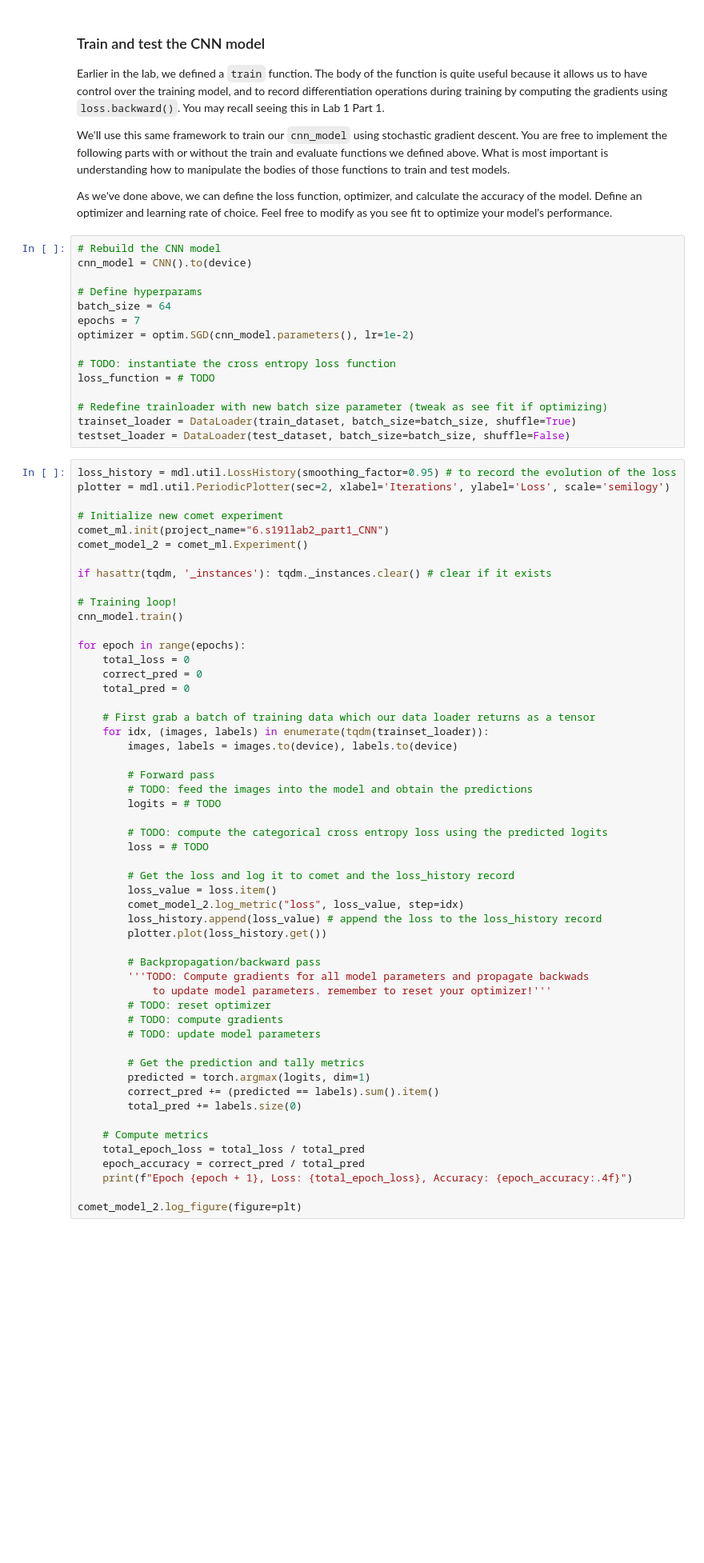
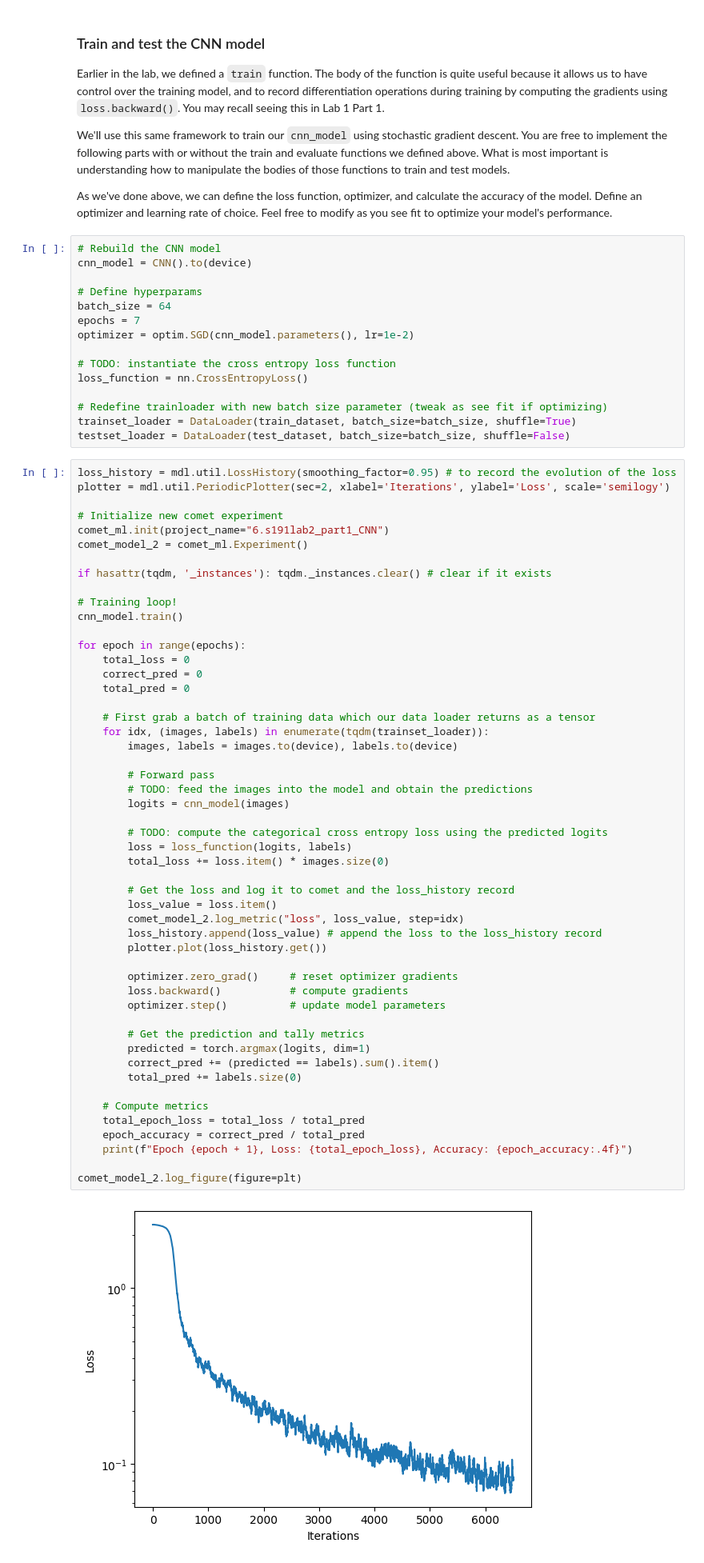
Before and after one commit to imaddaya/mitdeeplearning, a Jupyter notebook: lab2/PT_Part1_MNIST.ipynb, the cells around one changed output. Shown at 80% size. Drawn from its saved outputs; the diff is of its cells as text; blank space fills up the shorter version.

```diff
--- a/lab2/PT_Part1_MNIST.ipynb
+++ b/lab2/PT_Part1_MNIST.ipynb
@@ -455,7 +455,7 @@ epochs = 7
 optimizer = optim.SGD(cnn_model.parameters(), lr=1e-2)
 
 # TODO: instantiate the cross entropy loss function
-loss_function = # TODO
+loss_function = nn.CrossEntropyLoss()
 
 # Redefine trainloader with new batch size parameter (tweak as see fit if optimizing)
 trainset_loader = DataLoader(train_dataset, batch_size=batch_size, shuffle=True)
@@ -478,38 +478,38 @@ for epoch in range(epochs):
     correct_pred = 0
     total_pred = 0
 
     # First grab a batch of training data which our data loader returns as a tensor
     for idx, (images, labels) in enumerate(tqdm(trainset_loader)):
         images, labels = images.to(device), labels.to(device)
 
         # Forward pass
         # TODO: feed the images into the model and obtain the predictions
-        logits = # TODO
+        logits = cnn_model(images)
 
         # TODO: compute the categorical cross entropy loss using the predicted logits
-        loss = # TODO
+        loss = loss_function(logits, labels)
+        total_loss += loss.item() * images.size(0)
 
         # Get the loss and log it to comet and the loss_history record
         loss_value = loss.item()
         comet_model_2.log_metric("loss", loss_value, step=idx)
         loss_history.append(loss_value) # append the loss to the loss_history record
         plotter.plot(loss_history.get())
 
-        # Backpropagation/backward pass
-        '''TODO: Compute gradients for all model parameters and propagate backwads
-            to update model parameters. remember to reset your optimizer!'''
-        # TODO: reset optimizer
-        # TODO: compute gradients
-        # TODO: update model parameters
+        optimizer.zero_grad()     # reset optimizer gradients
+        loss.backward()           # compute gradients
+        optimizer.step()          # update model parameters
 
         # Get the prediction and tally metrics
         predicted = torch.argmax(logits, dim=1)
         correct_pred += (predicted == labels).sum().item()
         total_pred += labels.size(0)
 
     # Compute metrics
     total_epoch_loss = total_loss / total_pred
     epoch_accuracy = correct_pred / total_pred
     print(f"Epoch {epoch + 1}, Loss: {total_epoch_loss}, Accuracy: {epoch_accuracy:.4f}")
 
 comet_model_2.log_figure(figure=plt)
+# %% [output]
+[figure, added]
```
Also changed, not shown: parts of 8 cells of this notebook.
